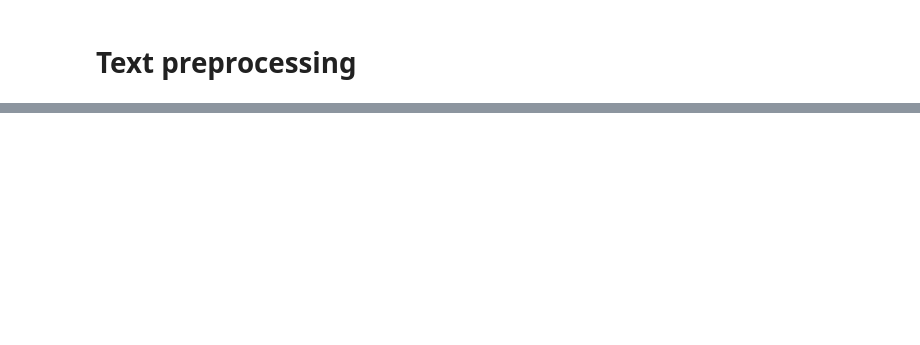
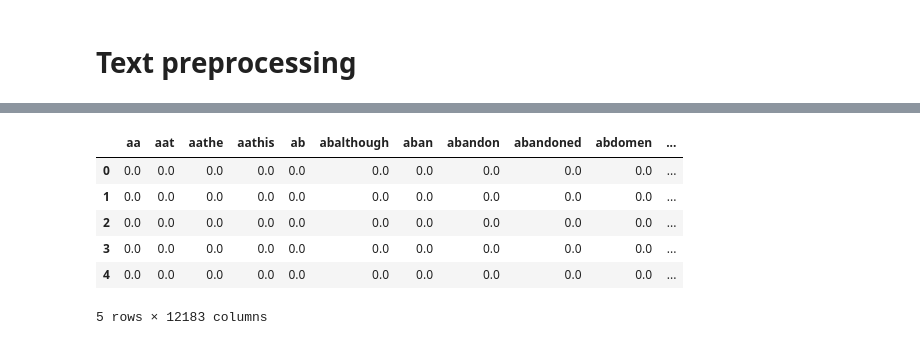
Before and after one commit to AnnaPaulaFigueiredo/INFORMATION-RETRIEVAL-TP1, a Jupyter notebook: code/analysis.ipynb, the cells around one changed output, grey strips where cells are left out. Cells and saved outputs as stored; diff of their text form; code cells hidden in the pictures; blank space fills up the shorter version.

```diff
--- a/code/analysis.ipynb
+++ b/code/analysis.ipynb
@@ -175,3 +425,13 @@ df_queries['QU_preprocessed'] = df_queries['QU'].progress_apply(lambda x: prepro
+# %%
+df_documents.head()
+# %% [output]
+|  | aa | aat | aathe | aathis | ab | abalthough | aban | abandon | abandoned | abdomen | ... |
+| 0 | 0.0 | 0.0 | 0.0 | 0.0 | 0.0 | 0.0 | 0.0 | 0.0 | 0.0 | 0.0 | ... |
+| 1 | 0.0 | 0.0 | 0.0 | 0.0 | 0.0 | 0.0 | 0.0 | 0.0 | 0.0 | 0.0 | ... |
+| 2 | 0.0 | 0.0 | 0.0 | 0.0 | 0.0 | 0.0 | 0.0 | 0.0 | 0.0 | 0.0 | ... |
+| 3 | 0.0 | 0.0 | 0.0 | 0.0 | 0.0 | 0.0 | 0.0 | 0.0 | 0.0 | 0.0 | ... |
+| 4 | 0.0 | 0.0 | 0.0 | 0.0 | 0.0 | 0.0 | 0.0 | 0.0 | 0.0 | 0.0 | ... |
+5 rows × 12183 columns
 # %%
 df_queries.head()
 # %% [output]
```
Also changed, not shown: parts of 23 cells of this notebook.
